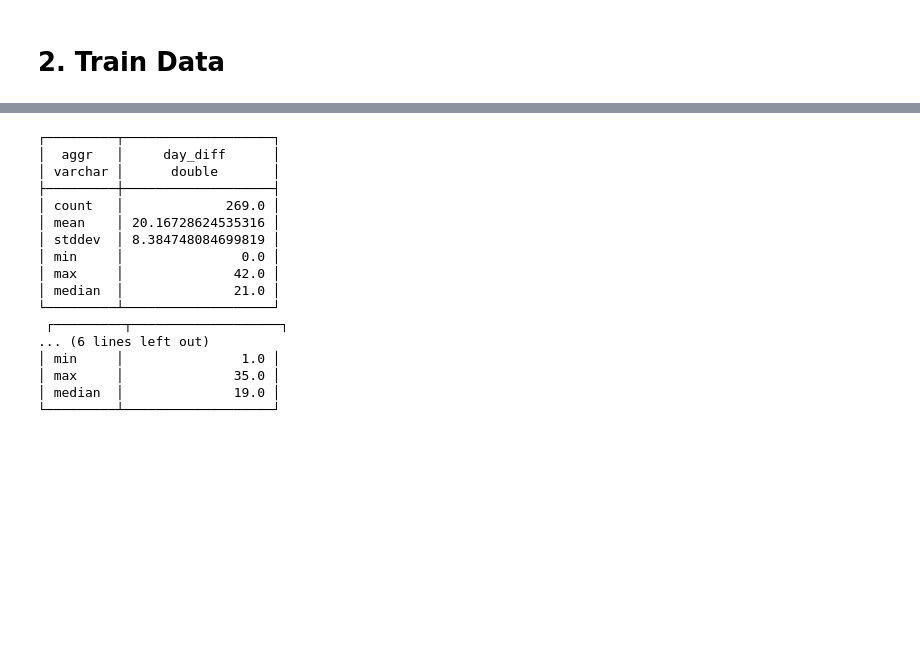
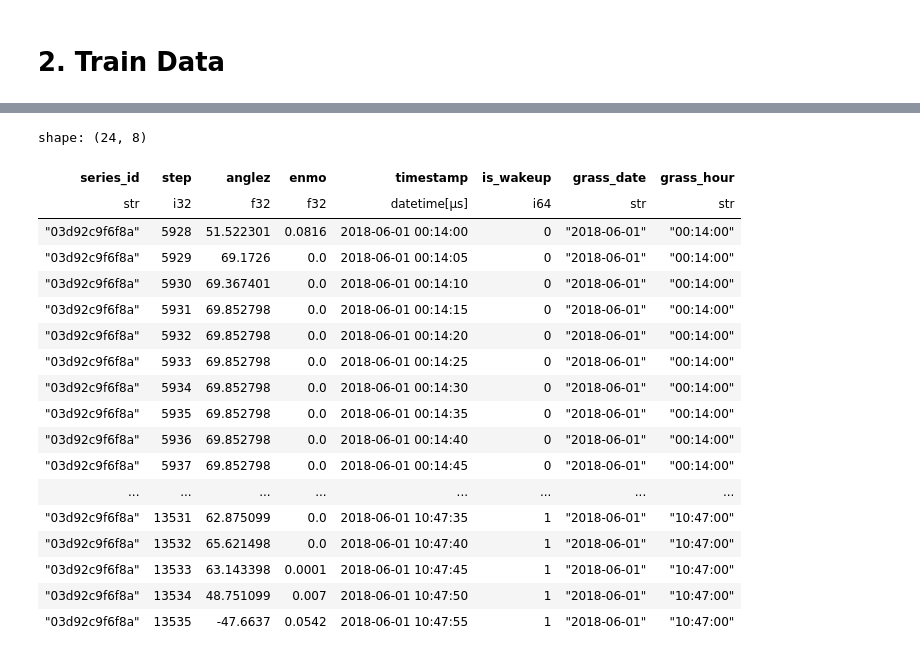
Before and after one commit to kevinkhang2909/ML-learning-journey, a Jupyter notebook: kaggle/nb.ipynb, the cells around one changed output, grey strips where cells are left out. Drawn from its saved outputs; the diff is of its cells as text; code cells hidden in the pictures; blank space fills up the shorter version.

```diff
--- a/kaggle/nb.ipynb
+++ b/kaggle/nb.ipynb
@@ -61,0 +147,17 @@ print(df_merge.shape)
+# %%
+# merge
+query = f"""
+select p.*
+, c.is_wakeup
+, strftime(p.timestamp, '%Y-%m-%d') as grass_date
+, strftime(p.timestamp, '%H:%M:00') as grass_hour
+from df_parquet p
+left join df_csv c on p.series_id = c.series_id and p.timestamp = c.timestamp
+where p.series_id = '03d92c9f6f8a'
+"""
+df_merge = (
+    duckdb.sql(query).pl()
+    .sort(['series_id', 'timestamp'])
+)
+print(df_merge.shape)
+df_merge.head(10)
@@ -120,20 +188,23 @@ df_group
-# %%
-print(df_group['day_diff'].describe(), df_group['total_night'].describe())
-# %% [output]
-┌─────────┬───────────────────┐
-│  aggr   │     day_diff      │
-│ varchar │      double       │
-├─────────┼───────────────────┤
-│ count   │             269.0 │
-│ mean    │ 20.16728624535316 │
-│ stddev  │ 8.384748084699819 │
-│ min     │               0.0 │
-│ max     │              42.0 │
-│ median  │              21.0 │
-└─────────┴───────────────────┘
- ┌─────────┬───────────────────┐
-... (6 lines left out)
-│ min     │               1.0 │
-│ max     │              35.0 │
-│ median  │              19.0 │
-└─────────┴───────────────────┘
+# %%
+filter_ = (pl.col('grass_date') == '2018-06-01') & (pl.col('grass_hour').is_in(['00:14:00', '10:47:00']))
+df_merge.filter(filter_).with_columns(pl.col('is_wakeup').forward_fill())
+# %% [output]
+shape: (24, 8)
+| series_id | step | anglez | enmo | timestamp | is_wakeup | grass_date | grass_hour |
+| str | i32 | f32 | f32 | datetime[μs] | i64 | str | str |
+| "03d92c9f6f8a" | 5928 | 51.522301 | 0.0816 | 2018-06-01 00:14:00 | 0 | "2018-06-01" | "00:14:00" |
+| "03d92c9f6f8a" | 5929 | 69.1726 | 0.0 | 2018-06-01 00:14:05 | 0 | "2018-06-01" | "00:14:00" |
+| "03d92c9f6f8a" | 5930 | 69.367401 | 0.0 | 2018-06-01 00:14:10 | 0 | "2018-06-01" | "00:14:00" |
+| "03d92c9f6f8a" | 5931 | 69.852798 | 0.0 | 2018-06-01 00:14:15 | 0 | "2018-06-01" | "00:14:00" |
+| "03d92c9f6f8a" | 5932 | 69.852798 | 0.0 | 2018-06-01 00:14:20 | 0 | "2018-06-01" | "00:14:00" |
+| "03d92c9f6f8a" | 5933 | 69.852798 | 0.0 | 2018-06-01 00:14:25 | 0 | "2018-06-01" | "00:14:00" |
+| "03d92c9f6f8a" | 5934 | 69.852798 | 0.0 | 2018-06-01 00:14:30 | 0 | "2018-06-01" | "00:14:00" |
+| "03d92c9f6f8a" | 5935 | 69.852798 | 0.0 | 2018-06-01 00:14:35 | 0 | "2018-06-01" | "00:14:00" |
+| "03d92c9f6f8a" | 5936 | 69.852798 | 0.0 | 2018-06-01 00:14:40 | 0 | "2018-06-01" | "00:14:00" |
+| "03d92c9f6f8a" | 5937 | 69.852798 | 0.0 | 2018-06-01 00:14:45 | 0 | "2018-06-01" | "00:14:00" |
+| ... | ... | ... | ... | ... | ... | ... | ... |
+| "03d92c9f6f8a" | 13531 | 62.875099 | 0.0 | 2018-06-01 10:47:35 | 1 | "2018-06-01" | "10:47:00" |
+| "03d92c9f6f8a" | 13532 | 65.621498 | 0.0 | 2018-06-01 10:47:40 | 1 | "2018-06-01" | "10:47:00" |
+| "03d92c9f6f8a" | 13533 | 63.143398 | 0.0001 | 2018-06-01 10:47:45 | 1 | "2018-06-01" | "10:47:00" |
+| "03d92c9f6f8a" | 13534 | 48.751099 | 0.007 | 2018-06-01 10:47:50 | 1 | "2018-06-01" | "10:47:00" |
+| "03d92c9f6f8a" | 13535 | -47.6637 | 0.0542 | 2018-06-01 10:47:55 | 1 | "2018-06-01" | "10:47:00" |
```
Also changed, not shown: parts of 28 cells of this notebook, 3 other files.
